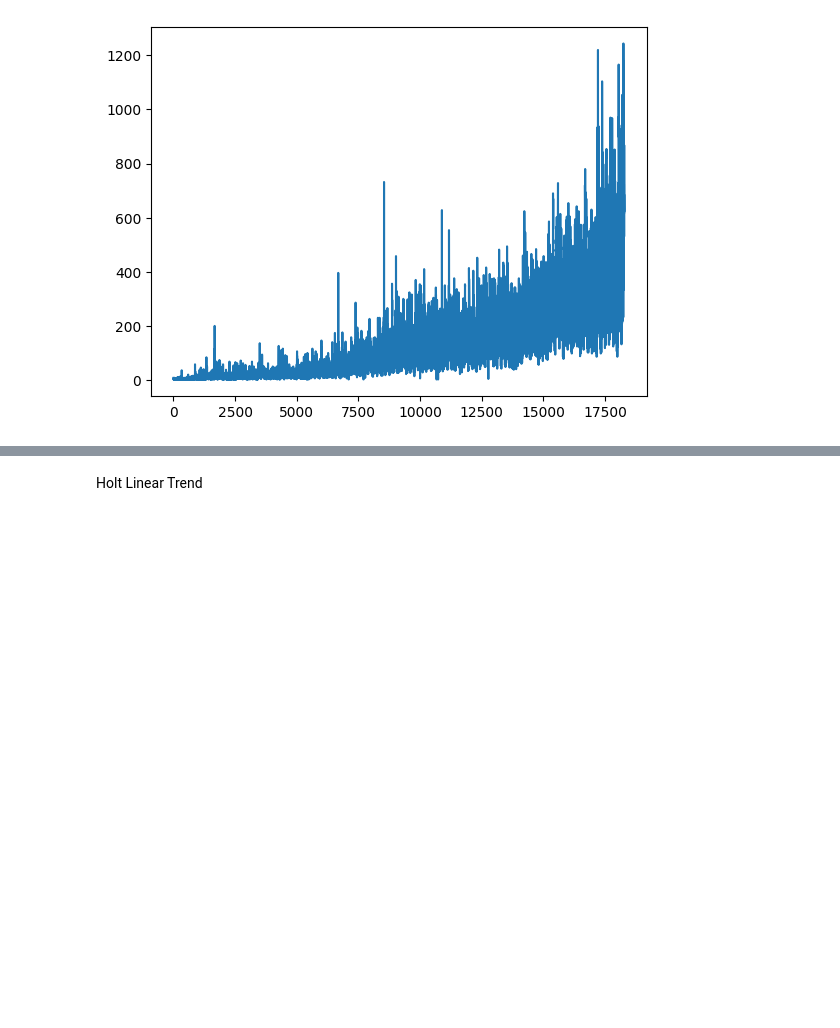
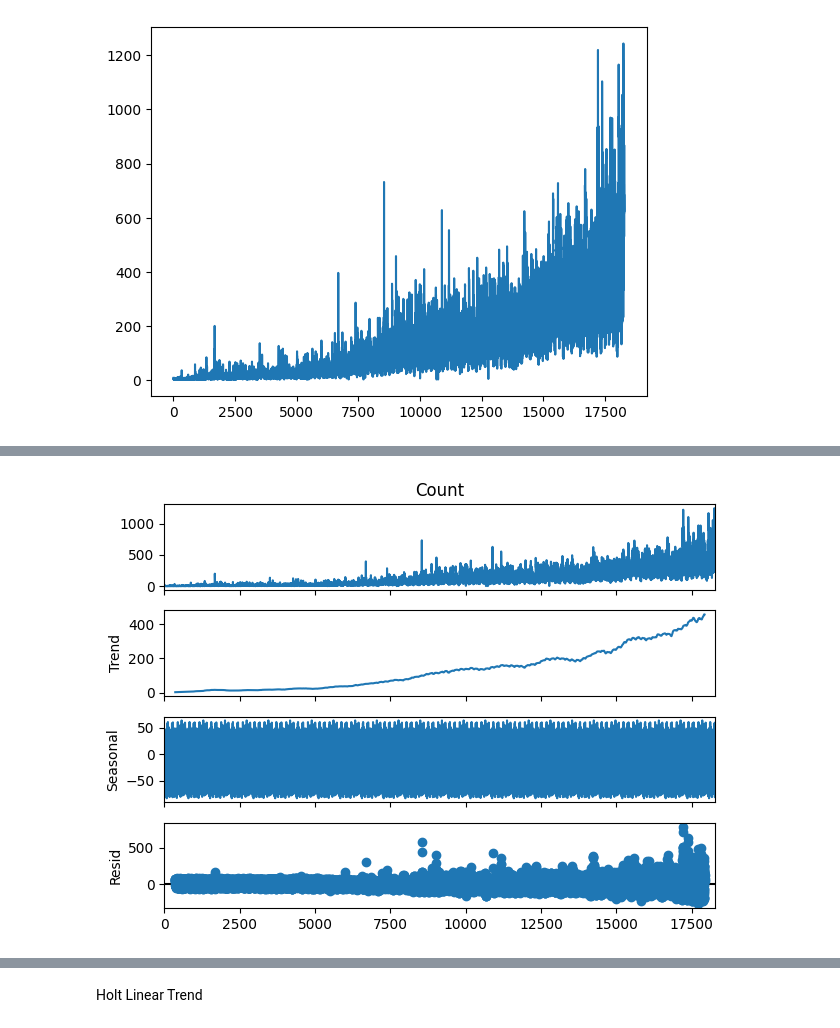
Before and after one commit to DAI-ai-code/Machine-Learning, a Jupyter notebook: Assignments/Asg2 - time series forecast/training_CS.ipynb, the cells around one changed output, grey strips where cells are left out. Drawn from its saved outputs; the diff is of its cells as text; code cells hidden in the pictures; blank space fills up the shorter version.

```diff
--- a/Assignments/Asg2 - time series forecast/training_CS.ipynb
+++ b/Assignments/Asg2 - time series forecast/training_CS.ipynb
@@ -30,0 +49,8 @@ from statsmodels.tsa.seasonal import seasonal_decompose
+# %%
+# seasonal decompose with period = 24*30 (1 month)
+
+result = seasonal_decompose(series, model='additive', period=24*30)
+result.plot()
+plt.show()
+# %% [output]
+[figure, added]
```
Also changed, not shown: parts of 6 cells of this notebook.
